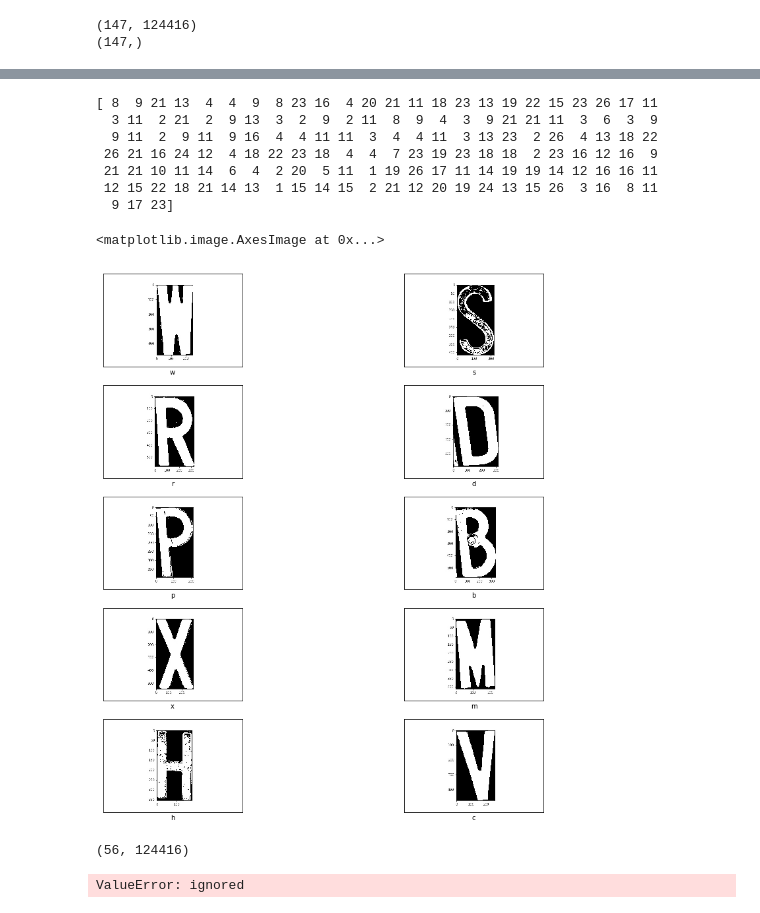
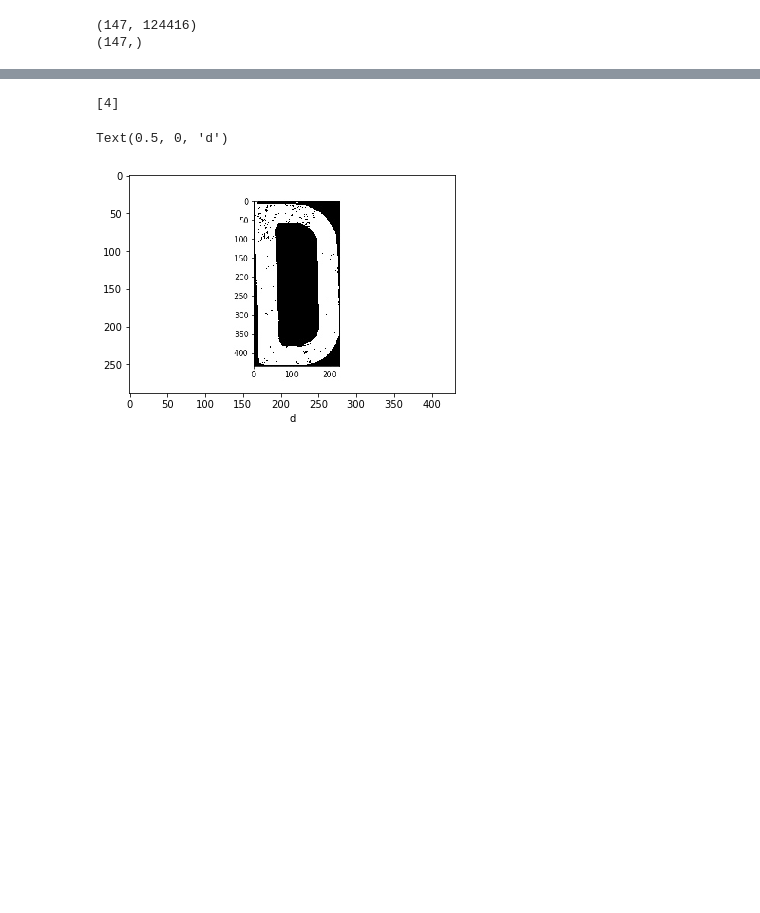
Before and after one commit to AlvaroCarrizales/Proyecto_inteligencia_artificial, a Jupyter notebook: entrenamientoDiccionario.ipynb, the cells around one changed output, grey strips where cells are left out. Saved outputs shown, nothing was run; the diff lists cells and outputs as text; code cells hidden in the pictures; blank space fills up the shorter version.

```diff
--- a/entrenamientoDiccionario.ipynb
+++ b/entrenamientoDiccionario.ipynb
@@ -84,40 +62,19 @@ for i in range(random_imgs.shape[0]):
 # %%
 from sklearn.naive_bayes import GaussianNB
 from sklearn.model_selection import train_test_split
 est = GaussianNB()
 est.fit(X,yy)
 predictions = est.predict(X)
-print(predictions)
 Xtr, Xts, ytr, yts = train_test_split(X,yy, test_size=.8)
 class_names = ['a', 'b', 'c', 'd', 'e', 'f', 'g', 'h', 'i' ,'j', 'k', 'l', 'm', 'n', 'o', 'p', 'q', 'r', 's', 't', 'u', 'v', 'w', 'x', 'y', 'z']
-plt.figure(figsize=(15,15))
-for i in range(10):
-    plt.subplot(5,2,i+1)
-    plt.xticks([])
-    plt.yticks([])
-    plt.grid(False)
-    plt.imshow(Xts[i].reshape(288,432), interpolation="nearest", cmap = plt.cm.Greys_r)
-    plt.xlabel(class_names[yts[i]-1])
-
-aa=cv2.imread("L80.jpg")
+aa=cv2.imread("L78.jpg")
 rggB=np.matrix(aa[:,:,0])
 vectorr=np.reshape(rggB,(1,288*432))
+predictions = est.predict(vectorr)
+print(predictions)
 plt.imshow(vectorr.reshape(288,432), interpolation="nearest", cmap = plt.cm.Greys_r)
+plt.xlabel(class_names[predictions[0]-1])
 # %% [output]
-[ 8  9 21 13  4  4  9  8 23 16  4 20 21 11 18 23 13 19 22 15 23 26 17 11
-  3 11  2 21  2  9 13  3  2  9  2 11  8  9  4  3  9 21 21 11  3  6  3  9
-  9 11  2  9 11  9 16  4  4 11 11  3  4  4 11  3 13 23  2 26  4 13 18 22
- 26 21 16 24 12  4 18 22 23 18  4  4  7 23 19 23 18 18  2 23 16 12 16  9
- 21 21 10 11 14  6  4  2 20  5 11  1 19 26 17 11 14 19 19 14 12 16 16 11
- 12 15 22 18 21 14 13  1 15 14 15  2 21 12 20 19 24 13 15 26  3 16  8 11
-  9 17 23]
+[4]
-<matplotlib.image.AxesImage at 0x...>
+Text(0.5, 0, 'd')
-[figure, old version]
+[figure, new version]
-# %%
-Xts.shape
-# %% [output]
-(56, 124416)
-# %%
-Xts.reshape([56,288,432])
-# %% [output]
-ValueError: ignored
```
Also changed, not shown: parts of 10 cells of this notebook.
